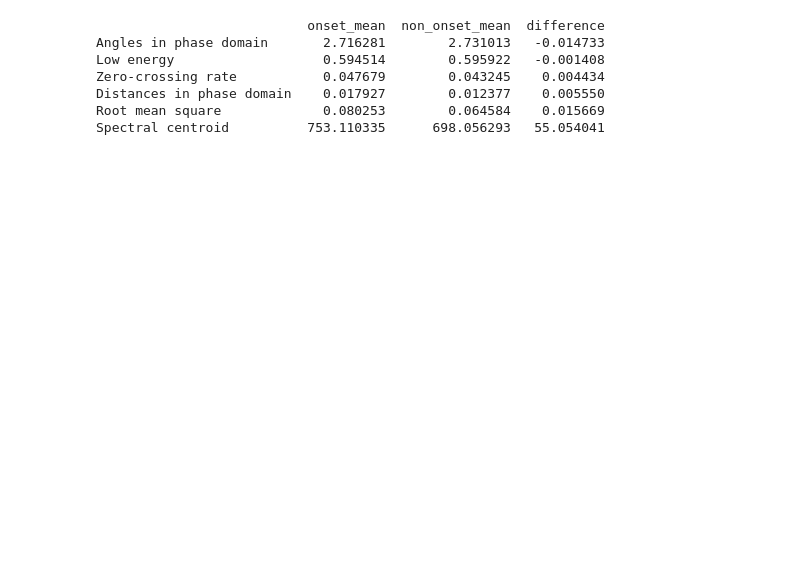
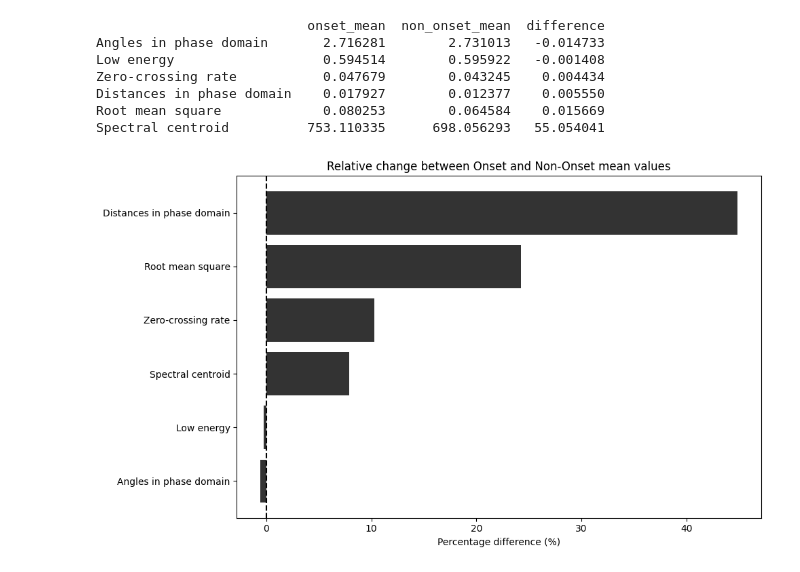
Before and after one commit to martijuanola/RWTH-AIiM, a Jupyter notebook: exercices/e3/e3-main.ipynb, the cells around one changed output. Cells and saved outputs as stored; diff of their text form; code cells hidden in the pictures; blank space fills up the shorter version.

```diff
--- a/exercices/e3/e3-main.ipynb
+++ b/exercices/e3/e3-main.ipynb
@@ -481,3 +483,20 @@ Zero-crossing rate           0.047679        0.043245    0.004434
 Distances in phase domain    0.017927        0.012377    0.005550
 Root mean square             0.080253        0.064584    0.015669
 Spectral centroid          753.110335      698.056293   55.054041
+# %%
+comparison["pct_diff"] = (
+                                 (comparison["onset_mean"] - comparison["non_onset_mean"])
+                                 / comparison["non_onset_mean"].replace(0, np.nan)
+                         ) * 100
+
+comparison_sorted = comparison.sort_values("pct_diff")
+
+plt.figure(figsize=(10, 6))
+plt.barh(comparison_sorted.index, comparison_sorted["pct_diff"], color='black', alpha=0.8)
+plt.axvline(0, color='black', linestyle='--')
+plt.xlabel("Percentage difference (%)")
+plt.title("Relative change between Onset and Non-Onset mean values")
+plt.tight_layout()
+plt.show()
+# %% [output]
+[figure, added]
```
Also changed, not shown: parts of 8 cells of this notebook.
